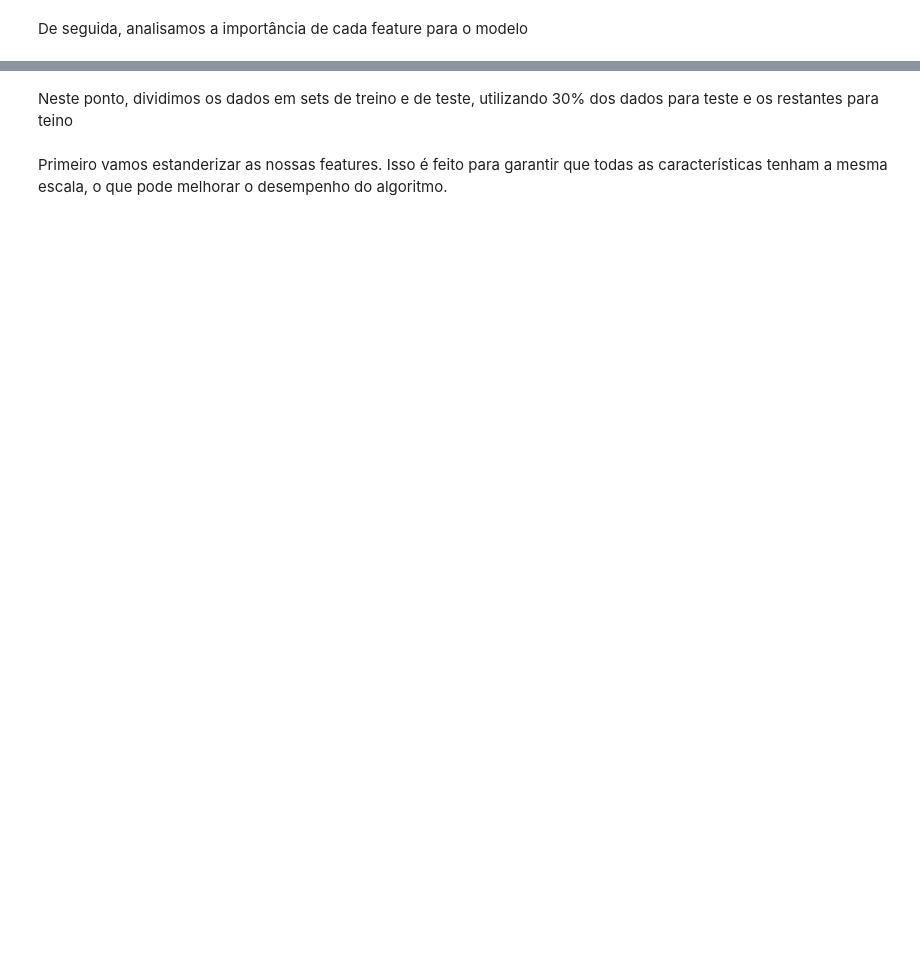
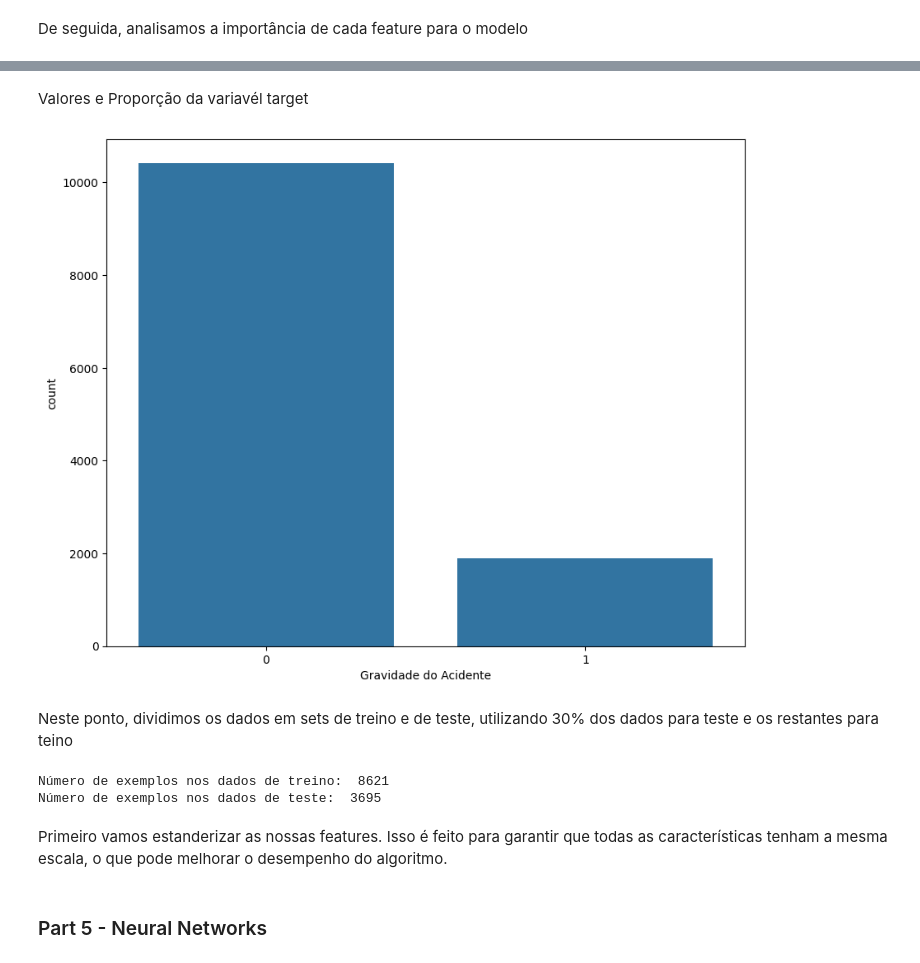
Before and after one commit to pedro-nuno-monteiro/ac_projeto, a Jupyter notebook: project scen A.ipynb, the cells around one changed output, grey strips where cells are left out. Cells and saved outputs as stored; diff of their text form; code cells hidden in the pictures; blank space fills up the shorter version.

```diff
--- a/project scen A.ipynb
+++ b/project scen A.ipynb
@@ -354,11 +625,14 @@ idade_do_veiculo_mapping = {'Unknown': 0, '2-5yrs': 3, 'Above 10yr': 5, '5-10yrs
 tipo_vitima_mapping = {'Driver or rider': 1, 'Pedestrian': 2, 'Passenger': 3}
 genero_vitima_mapping = {'Male': 1, 'Female': 0}
 faixa_etaria_vitima_mapping = {'18-30': 3, '31-50': 4, 'Under 18': 2, 'Over 51': 5, '5': 1}
+dia_de_semana_mapping = {'Monday': 1, 'Tuesday': 2, 'Wednesday': 3, 'Thursday' : 4, 'Friday' : 5, 'Saturday' : 6, 'Sunday' : 7}
+
 
 df['Idade do Veículo'] = df['Idade do Veículo'].map(idade_do_veiculo_mapping)
 df['Tipo de Vítima'] = df['Tipo de Vítima'].map(tipo_vitima_mapping)
 df['Género da Vítima'] = df['Género da Vítima'].map(genero_vitima_mapping)
 df['Faixa Etária da Vítima'] = df['Faixa Etária da Vítima'].map(faixa_etaria_vitima_mapping)
+df['Dia de Semana'] = df['Dia de Semana'].map(dia_de_semana_mapping)
 # %%
 correlation_matrix = df.corr()
 plt.figure(figsize = (20, 15))
@@ -381,3 +659,11 @@ plt.show()
+# %% [markdown]
+Valores e Proporção da variavél target
+# %%
+plt.figure(figsize = (10, 8))
+sns.countplot(data = df, x = "Gravidade do Acidente")
+plt.show()
+# %% [output]
+[figure, added]
 # %% [markdown]
 Neste ponto, dividimos os dados em sets de treino e de teste, utilizando 30% dos dados para teste e os restantes para teino
 # %%
@@ -385,6 +671,9 @@ X_train, X_test, y_train, y_test = train_test_split(X, Y, test_size = 0.30, rand
 
 print("Número de exemplos nos dados de treino: ", X_train.shape[0])
 print("Número de exemplos nos dados de teste: ", X_test.shape[0])
+# %% [output]
+Número de exemplos nos dados de treino:  8621
+Número de exemplos nos dados de teste:  3695
 # %% [markdown]
 Primeiro vamos estanderizar as nossas features. Isso é feito para garantir que todas as características tenham a mesma escala, o que pode melhorar o desempenho do algoritmo.
 # %%
@@ -393,3 +682,5 @@ scaler.fit(X_train)
 
 X_train = scaler.transform(X_train)
 X_test = scaler.transform(X_test)
+# %% [markdown]
+### Part 5 - Neural Networks
```
Also changed, not shown: parts of 62 cells of this notebook, 1 other file.
